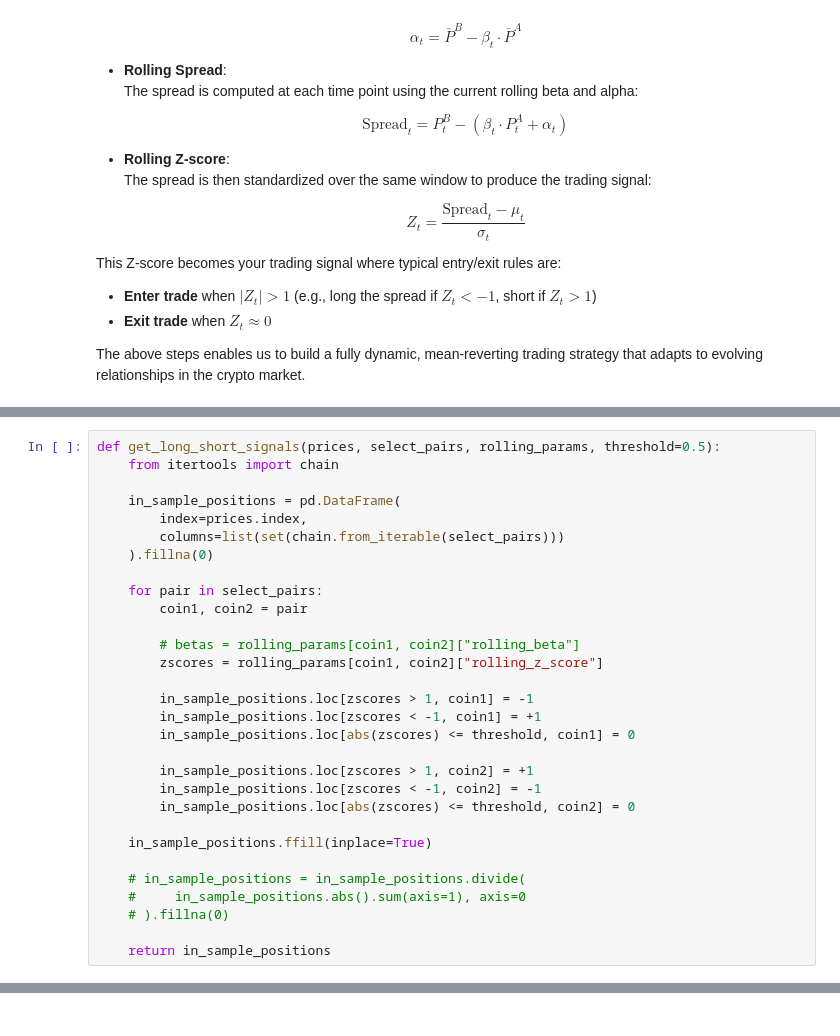
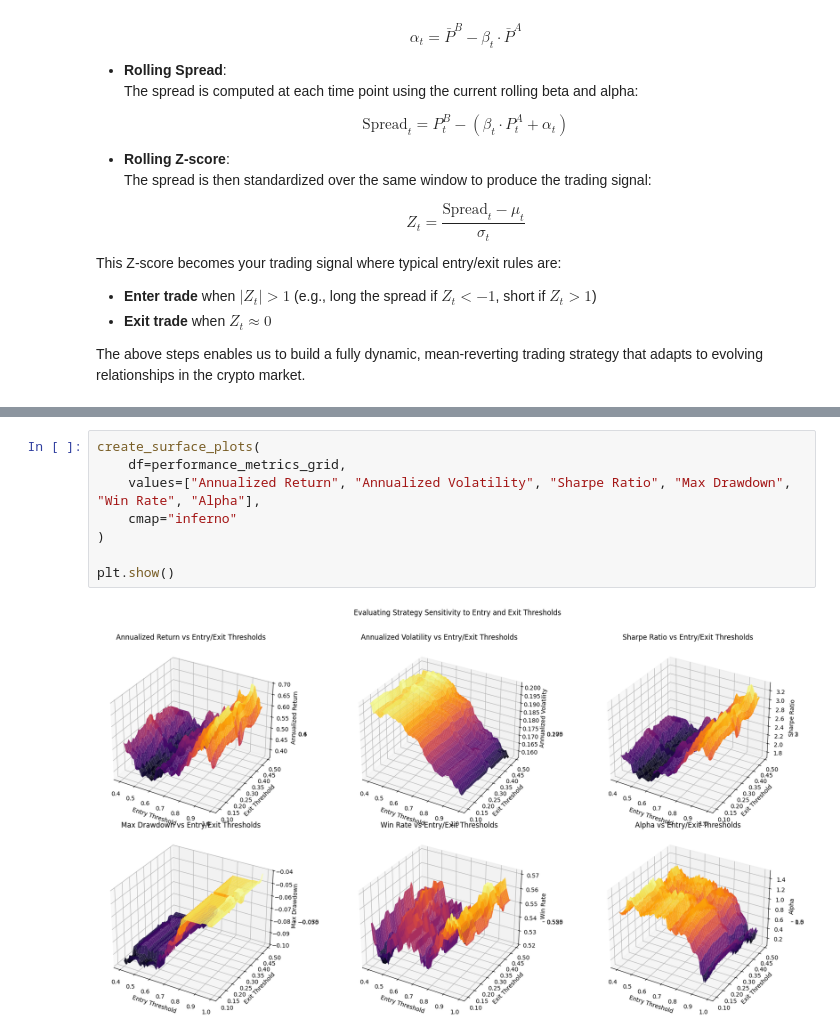
Before and after one commit to mohiteprathamesh1996/stat-arb-crypto, a Jupyter notebook: research/Pairs Trading Using Cointegration.ipynb, the cells around one changed output, grey strips where cells are left out. Cells and saved outputs as stored; diff of their text form.

```diff
--- a/research/Pairs Trading Using Cointegration.ipynb
+++ b/research/Pairs Trading Using Cointegration.ipynb
@@ -474,30 +307,0 @@ def get_rolling_signals(prices, select_pairs, rolling_window=90):
-# %%
-def get_long_short_signals(prices, select_pairs, rolling_params, threshold=0.5):
-    from itertools import chain
-
-    in_sample_positions = pd.DataFrame(
-        index=prices.index,
-        columns=list(set(chain.from_iterable(select_pairs)))
-    ).fillna(0)
-
-    for pair in select_pairs:
-        coin1, coin2 = pair
-
-        # betas = rolling_params[coin1, coin2]["rolling_beta"]
-        zscores = rolling_params[coin1, coin2]["rolling_z_score"]
-
-        in_sample_positions.loc[zscores > 1, coin1] = -1
-        in_sample_positions.loc[zscores < -1, coin1] = +1
-        in_sample_positions.loc[abs(zscores) <= threshold, coin1] = 0
-
-        in_sample_positions.loc[zscores > 1, coin2] = +1
-        in_sample_positions.loc[zscores < -1, coin2] = -1
-        in_sample_positions.loc[abs(zscores) <= threshold, coin2] = 0
-
-    in_sample_positions.ffill(inplace=True)
-
-    # in_sample_positions = in_sample_positions.divide(
-    #     in_sample_positions.abs().sum(axis=1), axis=0
-    # ).fillna(0)
-
-    return in_sample_positions
@@ -503,0 +357,10 @@ def get_long_short_signals(prices, select_pairs, rolling_params, threshold=0.5):
+# %%
+create_surface_plots(
+    df=performance_metrics_grid,
+    values=["Annualized Return", "Annualized Volatility", "Sharpe Ratio", "Max Drawdown", "Win Rate", "Alpha"],
+    cmap="inferno"
+)
+
+plt.show()
+# %% [output]
+[figure, added]
```
Also changed, not shown: parts of 20 cells of this notebook, 2 other files.
